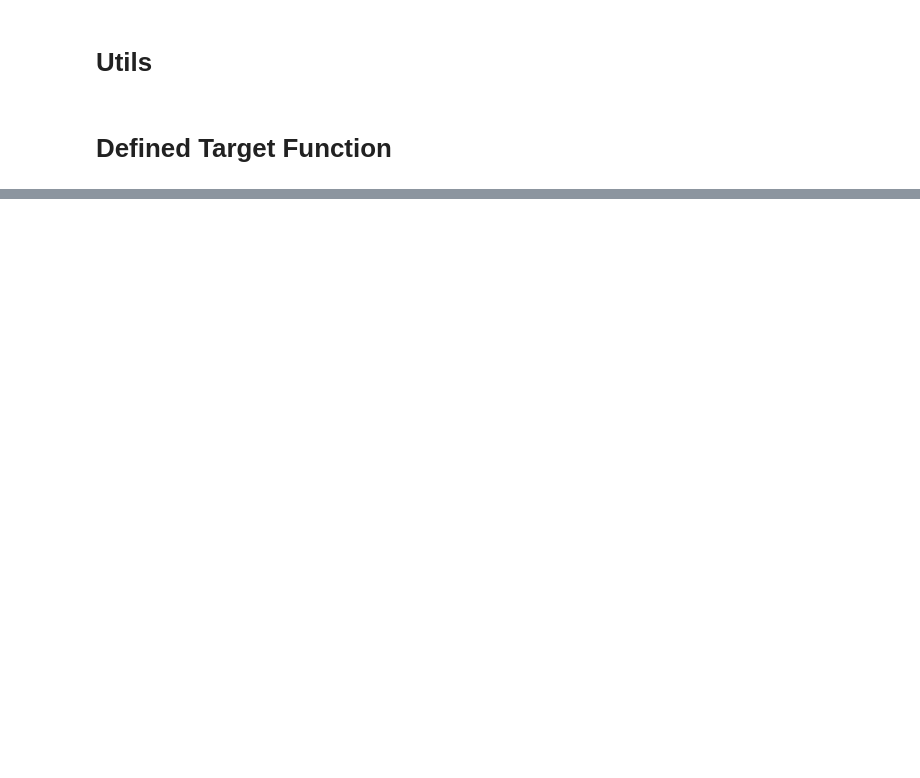
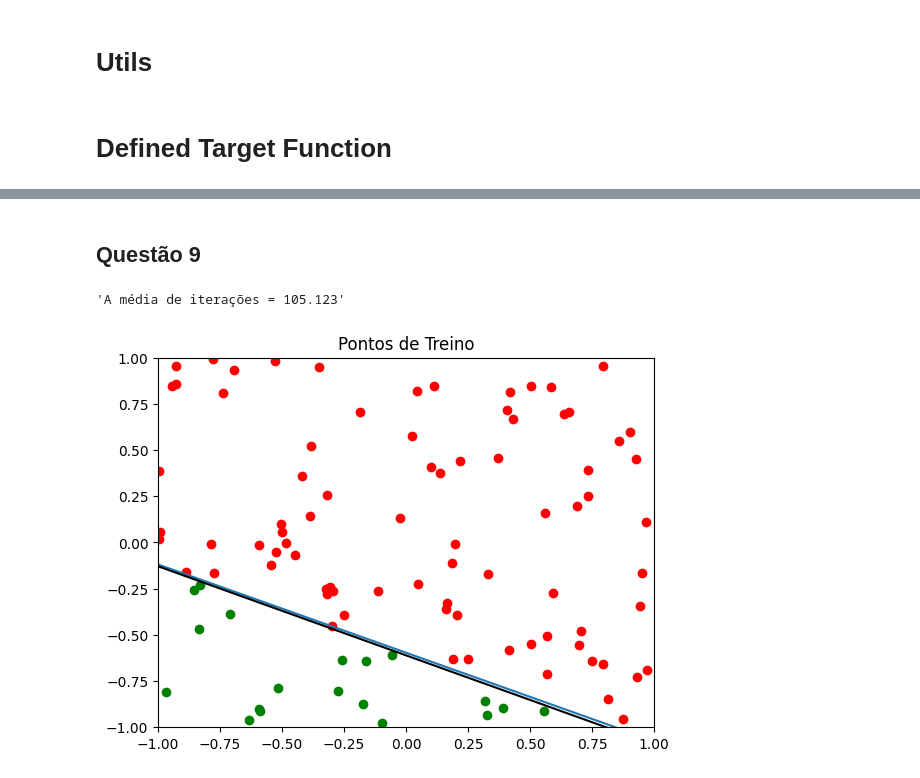
Before and after one commit to lagaleno/computational_intelligence, a Jupyter notebook: Lista1.ipynb, the cells around one changed output, grey strips where cells are left out. Cells and saved outputs as stored; diff of their text form; code cells hidden in the pictures; blank space fills up the shorter version.

```diff
--- a/Lista1.ipynb
+++ b/Lista1.ipynb
@@ -119,0 +264,7 @@ res = useTargetFunction(200)
+# %% [markdown]
+## Questão 9
+# %%
+simulation(100, 1000)
+# %% [output]
+'A média de iterações = 105.123'
+[figure, added]
```
Also changed, not shown: parts of 24 cells of this notebook.
